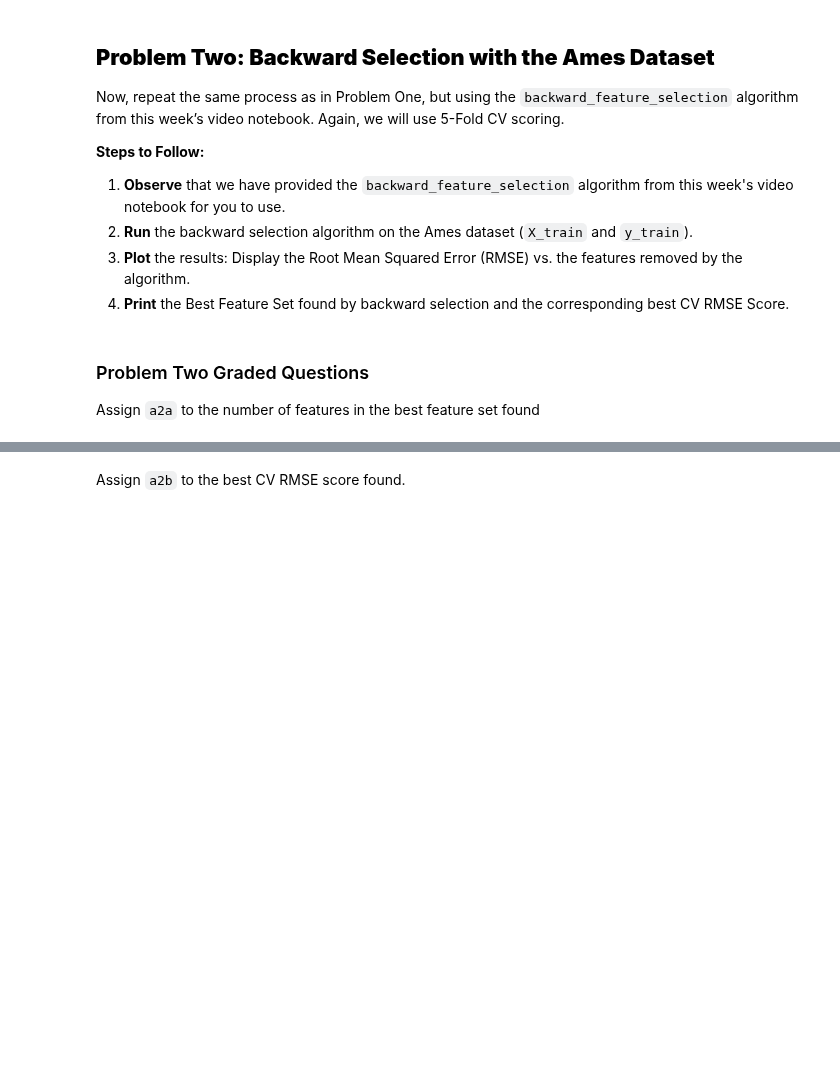
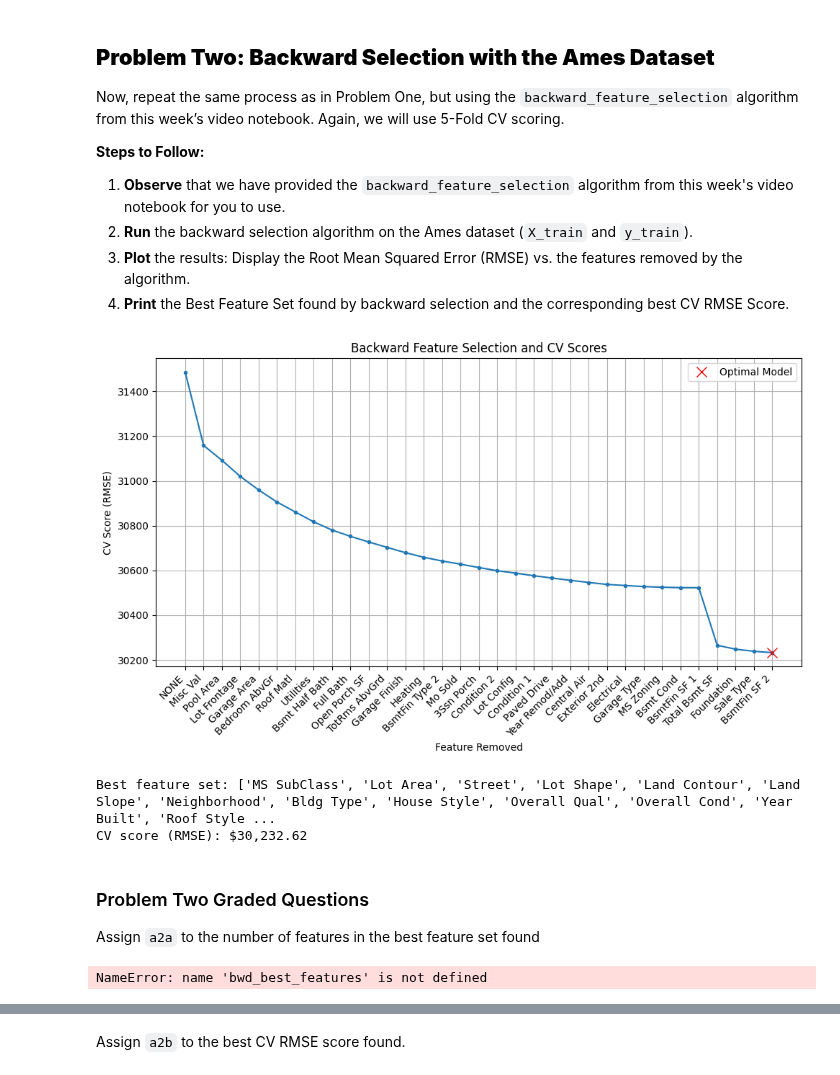
Before and after one commit to waysnyder/Module-3-Assignments, a Jupyter notebook: Homework_05.ipynb, the cells around one changed output, grey strips where cells are left out. Saved outputs shown, nothing was run; the diff lists cells and outputs as text; code cells hidden in the pictures; blank space fills up the shorter version.

```diff
--- a/Homework_05.ipynb
+++ b/Homework_05.ipynb
@@ -294,7 +343,57 @@ def backward_feature_selection(X, y, model,
         best_score              # Best (lowest) CV score
     )
 # %%
-# Your code here:  Run Backward Feature Selection, plot the results, and print out the Best Feature Set and the Best CV RMSE Score found.
+# 1. Run the backward_feature_selection function.
+#    Using a 'bwd_' prefix to distinguish from forward selection variables.
+bwd_removed_features, bwd_best_scores, bwd_best_feature_set, bwd_best_score = backward_feature_selection(
+    X_train, y_train, LinearRegression(),
+    scoring='neg_mean_squared_error',
+    cv=5,
+    tol=1e-4,
+    verbose=False
+)
+
+# 2. Convert MSE scores to RMSE as required by the assignment.
+bwd_rmse_scores = np.sqrt(bwd_best_scores)
+bwd_best_rmse = np.sqrt(bwd_best_score)
+
+# --- Plotting Section (Modified to Professor's Style) ---
+
+# 3. Find the index of the best score (lowest RMSE).
+optimal_index = np.argmin(bwd_rmse_scores)
+
+# 4. Create the plot.
+plt.figure(figsize=(10, 6))
+
+# Plot all the CV scores with markers. The x-axis is the step of removal.
+plt.plot(range(len(bwd_rmse_scores)), bwd_rmse_scores, marker='.')
+
+# Plot a single red 'x' on the best score.
+plt.plot(optimal_index, bwd_best_rmse, marker='x', color='red', markersize=10, linestyle='None', label='Optimal Model')
+
+# Add labels and title.
+plt.xticks(range(len(bwd_removed_features)), bwd_removed_features, rotation=45, ha='right')
+plt.title('Backward Feature Selection and CV Scores')
+plt.xlabel('Feature Removed')
+plt.ylabel('CV Score (RMSE)') # The homework requires RMSE
+plt.grid()
+plt.legend()
+plt.tight_layout()
+plt.show()
+
+# --- End of Plotting Section ---
+
+# 5. Print the best feature set and score.
+print(f"Best feature set: {bwd_best_feature_set}")
+print(f"CV score (RMSE): ${bwd_best_rmse:,.2f}")
+
+# 6. Assign values for the graded answers.
+a2a = len(bwd_best_feature_set)
+a2b = bwd_best_rmse
+# %% [output]
+[figure, added]
+Best feature set: ['MS SubClass', 'Lot Area', 'Street', 'Lot Shape', 'Land Contour', 'Land Slope', 'Neighborhood', 'Bldg Type', 'House Style', 'Overall Qual', 'Overall Cond', 'Year Built', 'Roof Style ...
+CV score (RMSE): $30,232.62
 # %% [markdown]
 ### Problem Two Graded Questions
 
@@ -302,7 +401,9 @@ Assign `a2a` to the number of features in the best feature set found
 # %%
 # Your answer here; use an expression, not a constant derived by examining the data
 
-a2a = 0                     # replace 0 with an expression
+a2a = len(bwd_best_features)                     # replace 0 with an expression
+# %% [output]
+NameError: name 'bwd_best_features' is not defined
 # %%
 # Do not change this cell in any way
 
```
Also changed, not shown: parts of 18 cells of this notebook.
